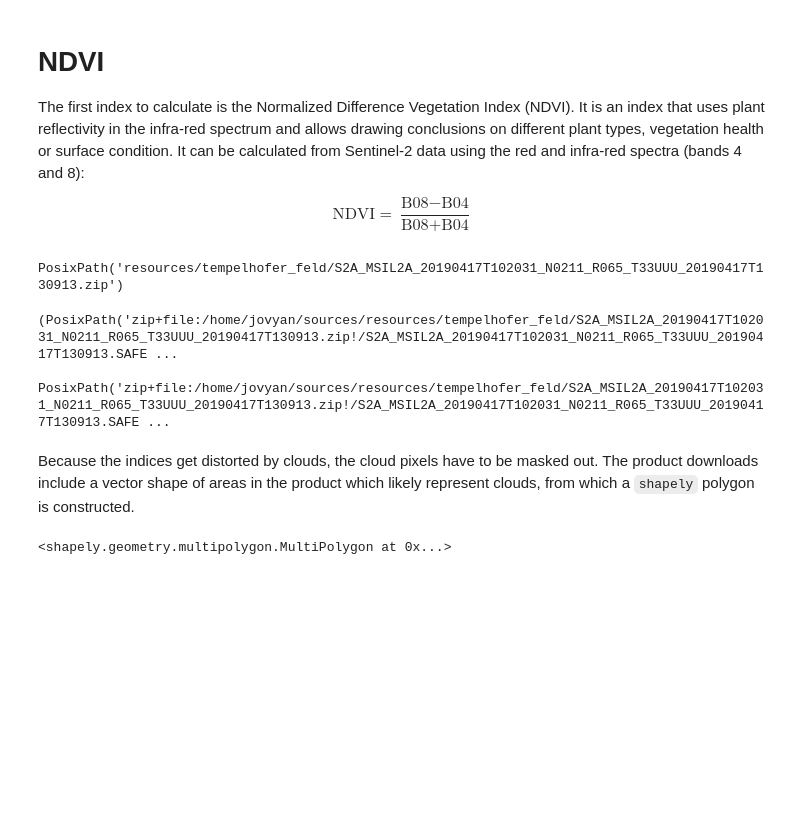
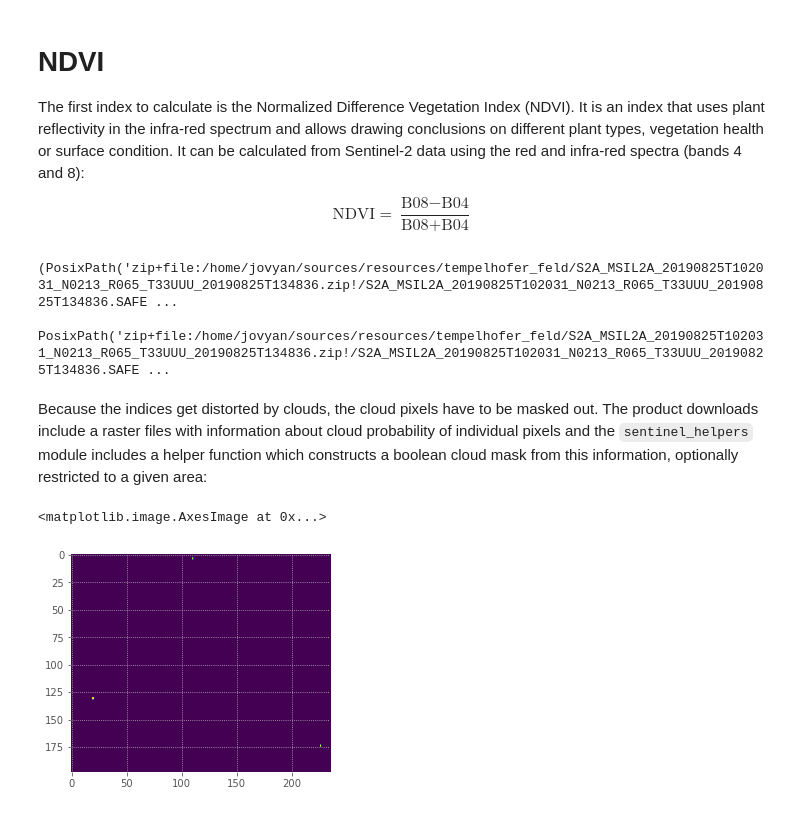
Before and after one commit to rrrnld/earth-observation-for-journalism, a Jupyter notebook: sources/02b NDVI.ipynb, the cells around one changed output. Cells and saved outputs as stored; diff of their text form; code cells hidden in the pictures; blank space fills up the shorter version.

Commit message:
Fix cloud mask in NDVI calculation

```diff
--- a/sources/02b NDVI.ipynb
+++ b/sources/02b NDVI.ipynb
@@ -8,17 +8,13 @@ It can be calculated from Sentinel-2 data using the red and infra-red spectra (b
 $$
 \text{NDVI} = \frac{\text{B08} - \text{B04}}{\text{B08} + \text{B04}}
 $$
-# %%
-product_path
-# %% [output]
-PosixPath('resources/tempelhofer_feld/S2A_MSIL2A_20190417T102031_N0211_R065_T33UUU_20190417T130913.zip')
 # %%
 import geopandas as gpd
 from pathlib import Path
 from sentinel_helpers import scihub_band_paths
 
 base_path = Path('resources/tempelhofer_feld')
-product_path = sorted(base_path.glob('*.zip'))[4]
+product_path = sorted(base_path.glob('*.zip'))[14]
 output_path = base_path / 'ndvi'
 output_path.mkdir(exist_ok=True, parents=True)
 
@@ -27,15 +23,18 @@ tempelhofer_feld = gpd.read_file(base_path / 'tempelhofer_feld.geojson')
 b04_path, b08_path = scihub_band_paths(product_path, ['B04', 'B08'], '10m')
 b04_path, b08_path
 # %% [output]
-(PosixPath('zip+file:/home/jovyan/sources/resources/tempelhofer_feld/S2A_MSIL2A_20190417T102031_N0211_R065_T33UUU_20190417T130913.zip!/S2A_MSIL2A_20190417T102031_N0211_R065_T33UUU_20190417T130913.SAFE ...
- PosixPath('zip+file:/home/jovyan/sources/resources/tempelhofer_feld/S2A_MSIL2A_20190417T102031_N0211_R065_T33UUU_20190417T130913.zip!/S2A_MSIL2A_20190417T102031_N0211_R065_T33UUU_20190417T130913.SAFE ...
+(PosixPath('zip+file:/home/jovyan/sources/resources/tempelhofer_feld/S2A_MSIL2A_20190825T102031_N0213_R065_T33UUU_20190825T134836.zip!/S2A_MSIL2A_20190825T102031_N0213_R065_T33UUU_20190825T134836.SAFE ...
+ PosixPath('zip+file:/home/jovyan/sources/resources/tempelhofer_feld/S2A_MSIL2A_20190825T102031_N0213_R065_T33UUU_20190825T134836.zip!/S2A_MSIL2A_20190825T102031_N0213_R065_T33UUU_20190825T134836.SAFE ...
 # %% [markdown]
 Because the indices get distorted by clouds, the cloud pixels have to be masked out.
-The product downloads include a vector shape of areas in the product which likely represent clouds, from which a `shapely` polygon is constructed.
+The product downloads include a raster files with information about cloud probability of individual pixels and the `sentinel_helpers` module includes a helper function which constructs a boolean cloud mask from this information, optionally restricted to a given area:
 # %%
+import matplotlib.pyplot as plt
 from sentinel_helpers import scihub_cloud_mask
-cloud_mask = scihub_cloud_mask(product_path)
-cloud_mask
+
+cloud_mask, _ = scihub_cloud_mask(product_path, area=tempelhofer_feld)
+plt.imshow(cloud_mask[0])
 # %% [output]
-<shapely.geometry.multipolygon.MultiPolygon at 0x...>
+<matplotlib.image.AxesImage at 0x...>
+[figure, added]
 # %% [markdown]
```
Also changed, not shown: parts of 4 cells of this notebook.
